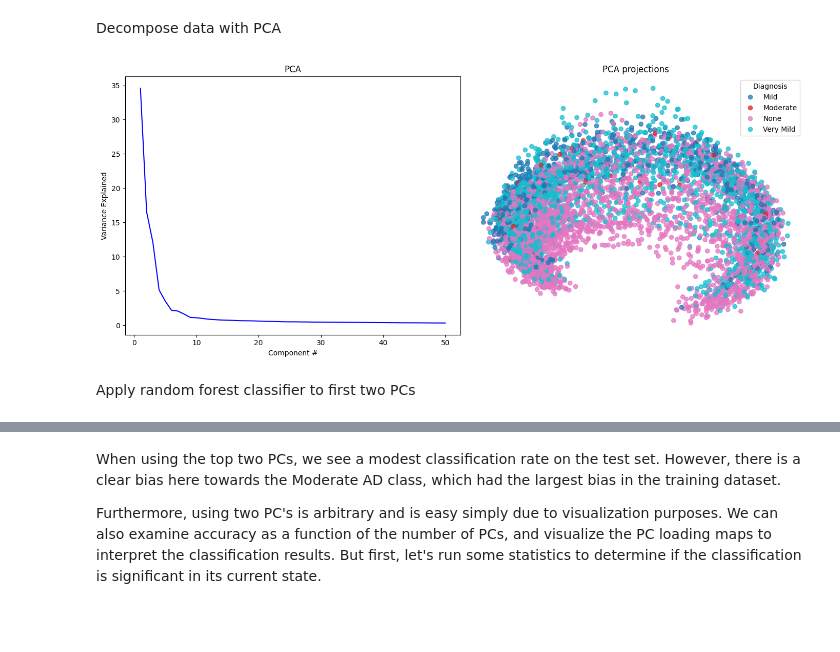
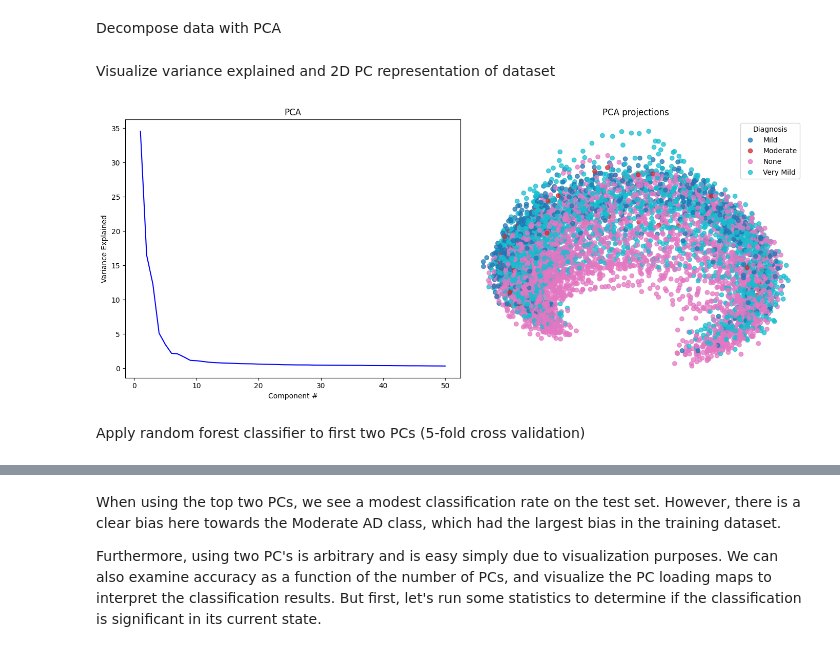
Before and after one commit to BradleyEdelman/Alzheimers-MRI-Classification, a Jupyter notebook: notebooks/01_random_forest.ipynb, the cells around one changed output, grey strips where cells are left out. Cells and saved outputs as stored; diff of their text form; code cells hidden in the pictures; blank space fills up the shorter version.

```diff
--- a/notebooks/01_random_forest.ipynb
+++ b/notebooks/01_random_forest.ipynb
@@ -56,56 +63,56 @@ else:
 # %%
 # Load data file and unpack contents
 bucket_name="databricks-workspace-stack-brad-personal-bucket"
-s3_file_name='AD_MRI_classification/preprocessed/data_preprocessed.pkl'
-data=load_pickle_s3(bucket_name, s3_file_name, dbutils)
+s3_file_name='AD_MRI_classification/preprocessed/data_preprocessed_xfold.pkl'
+data_xfold=load_pickle_s3(bucket_name, s3_file_name, dbutils)
 
-train_data=data['train_data']
-train_lab=data['train_labels']
-test_data=data['test_data']
-test_lab=data['test_labels']
-Lab = ['Mild', 'Moderate', 'None', 'Very Mild']
+data=data_xfold['data']
+labels=np.array(data_xfold['labels'])
 
-# Convert labels to categorical
-train_lab_cat = to_categorical(train_lab.astype('int8'), num_classes=4)
-test_lab_cat = to_categorical(test_lab.astype('int8'), num_classes=4)
+train_idx_fold=data_xfold['train_idx_fold']
+test_idx_fold=data_xfold['test_idx_fold']
+
+class_lab = ['Mild', 'Moderate', 'None', 'Very Mild']
 # %% [markdown]
 Decompose data with PCA
 # %%
-train_data_pca = []
-for i in range(len(train_data)):
-    train_data_pca.append(np.reshape(train_data[i], (1, -1)))
-train_data_pca = np.vstack(train_data_pca[:])
+data_pca = []
+for i in range(len(data)):
+    data_pca.append(np.reshape(data[i], (1, -1)))
+data_pca = np.vstack(data_pca[:])
 
 # decompose with PCA and look at various metrics/info
 num_comp = 50
 pca = PCA(n_components = num_comp)
-pca.fit(train_data_pca)
+pca.fit(data_pca)
 clear_output(wait=False)
+# %% [markdown]
+Visualize variance explained and 2D PC representation of dataset
 # %%
 # project data on first two PC's
 loadings = pca.components_.T * np.sqrt(pca.explained_variance_)
-load_train = np.matmul(train_data_pca, loadings[:,:2])
+load_tot = np.matmul(data_pca, loadings[:,:2])
 
 fig, (ax1, ax2) = plt.subplots(1, 2, figsize=(14, 6))
 
 # Plot variance explained
-ax1.plot(np.linspace(1, num_comp, num_comp), pca.explained_variance_[:num_comp] / sum(pca.explained_variance_[:num_comp]) * 100, 'b')
+ax1.plot(np.linspace(1, num_comp, num_comp), pca.explained_variance_[:num_comp]/sum(pca.explained_variance_[:num_comp]) * 100, 'b')
 ax1.set_title('PCA')
 ax1.set_xlabel('Component #')
 ax1.set_ylabel('Variance Explained')
 
 # Plot first two PCs
-s = ax2.scatter(load_train[:, 0], load_train[:, 1], c=train_lab * 2, cmap='tab10', alpha=0.75)
+s = ax2.scatter(load_tot[:, 0], load_tot[:, 1], c=labels * 2, cmap='tab10', alpha=0.75)
 handles, labels = s.legend_elements()
 legend = ax2.legend(handles=handles, labels=Lab, title='Diagnosis', loc='upper right')
 ax2.axis('off')
 ax2.set_title('PCA projections')
 ax2.set_xlabel('PC 1')
 ax2.set_ylabel('PC 2')
 
 plt.tight_layout()
 plt.show()
 # %% [output]
-[figure, old version]
+[figure, new version]
 # %% [markdown]
-Apply random forest classifier to first two PCs
+Apply random forest classifier to first two PCs (5-fold cross validation)
```
Also changed, not shown: parts of 16 cells of this notebook, 8 other files.
